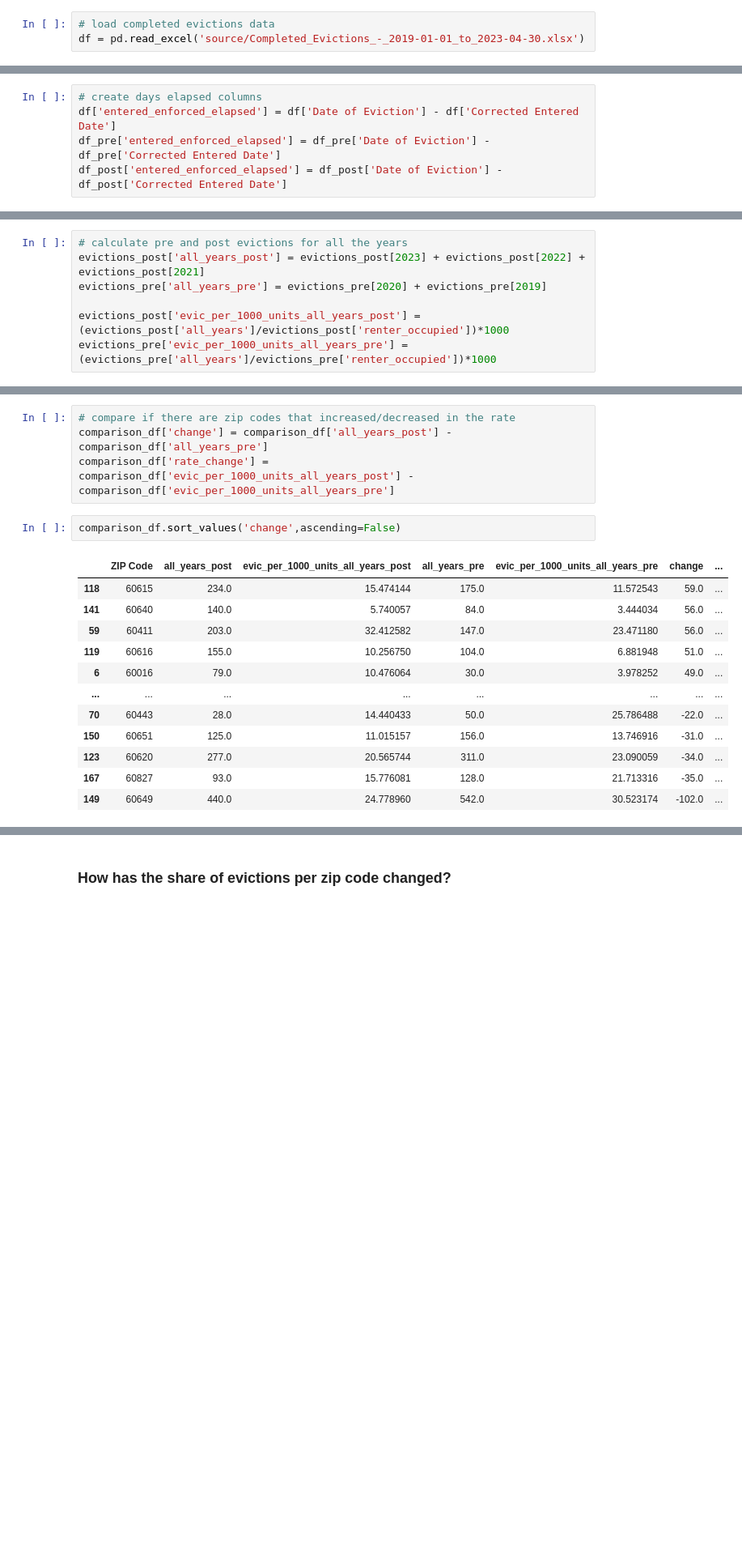
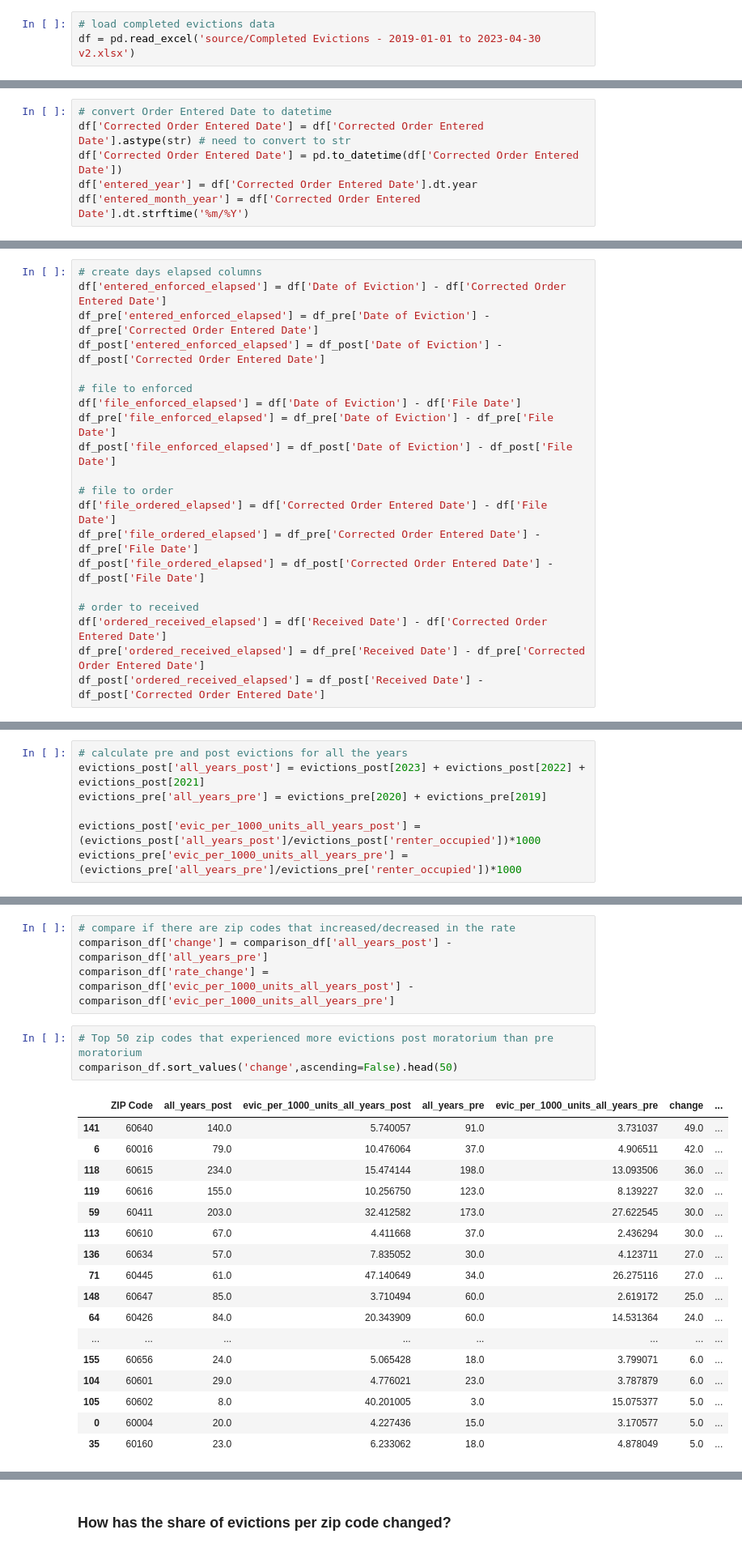
Before and after one commit to amyq96/stories, a Jupyter notebook: evictions/evictions-analysis-2.ipynb, the cells around one changed output, grey strips where cells are left out. Shown at 81% size. Cells and saved outputs as stored; diff of their text form; blank space fills up the shorter version.

```diff
--- a/evictions/evictions-analysis-2.ipynb
+++ b/evictions/evictions-analysis-2.ipynb
@@ -6,6 +6,6 @@ Note: This is corrected data they gave me that includes the correct date entered
 # %%
 # load completed evictions data
-df = pd.read_excel('source/Completed_Evictions_-_2019-01-01_to_2023-04-30.xlsx')
+df = pd.read_excel('source/Completed Evictions - 2019-01-01 to 2023-04-30 v2.xlsx')
 # %%
 # inspect
 df.head()
@@ -54,0 +40,6 @@ df['entered_month_year'] = df['Corrected Entered Date'].dt.strftime('%m/%Y')
+# %%
+# convert Order Entered Date to datetime
+df['Corrected Order Entered Date'] = df['Corrected Order Entered Date'].astype(str) # need to convert to str
+df['Corrected Order Entered Date'] = pd.to_datetime(df['Corrected Order Entered Date'])
+df['entered_year'] = df['Corrected Order Entered Date'].dt.year
+df['entered_month_year'] = df['Corrected Order Entered Date'].dt.strftime('%m/%Y')
@@ -213,7 +340,22 @@ by_month
 # %%
 # create days elapsed columns
-df['entered_enforced_elapsed'] = df['Date of Eviction'] - df['Corrected Entered Date']
-df_pre['entered_enforced_elapsed'] = df_pre['Date of Eviction'] - df_pre['Corrected Entered Date']
-df_post['entered_enforced_elapsed'] = df_post['Date of Eviction'] - df_post['Corrected Entered Date']
+df['entered_enforced_elapsed'] = df['Date of Eviction'] - df['Corrected Order Entered Date']
+df_pre['entered_enforced_elapsed'] = df_pre['Date of Eviction'] - df_pre['Corrected Order Entered Date']
+df_post['entered_enforced_elapsed'] = df_post['Date of Eviction'] - df_post['Corrected Order Entered Date']
+
+# file to enforced
+df['file_enforced_elapsed'] = df['Date of Eviction'] - df['File Date']
+df_pre['file_enforced_elapsed'] = df_pre['Date of Eviction'] - df_pre['File Date']
+df_post['file_enforced_elapsed'] = df_post['Date of Eviction'] - df_post['File Date']
+
+# file to order
+df['file_ordered_elapsed'] = df['Corrected Order Entered Date'] - df['File Date']
+df_pre['file_ordered_elapsed'] = df_pre['Corrected Order Entered Date'] - df_pre['File Date']
+df_post['file_ordered_elapsed'] = df_post['Corrected Order Entered Date'] - df_post['File Date']
+
+# order to received
+df['ordered_received_elapsed'] = df['Received Date'] - df['Corrected Order Entered Date']
+df_pre['ordered_received_elapsed'] = df_pre['Received Date'] - df_pre['Corrected Order Entered Date']
+df_post['ordered_received_elapsed'] = df_post['Received Date'] - df_post['Corrected Order Entered Date']
 # %%
 # inspect
@@ -482,8 +700,8 @@ evictions_post = evictions_post.fillna(0)
 evictions_post['all_years_post'] = evictions_post[2023] + evictions_post[2022] + evictions_post[2021]
 evictions_pre['all_years_pre'] = evictions_pre[2020] + evictions_pre[2019]
 
-evictions_post['evic_per_1000_units_all_years_post'] = (evictions_post['all_years']/evictions_post['renter_occupied'])*1000
-evictions_pre['evic_per_1000_units_all_years_pre'] = (evictions_pre['all_years']/evictions_pre['renter_occupied'])*1000
+evictions_post['evic_per_1000_units_all_years_post'] = (evictions_post['all_years_post']/evictions_post['renter_occupied'])*1000
+evictions_pre['evic_per_1000_units_all_years_pre'] = (evictions_pre['all_years_pre']/evictions_pre['renter_occupied'])*1000
 # %%
 evictions['rate_change'] = evictions['evic_per_1000_units_2022'] - evictions['evic_per_1000_units_2019']
 evictions['pct_rate_change'] = evictions['rate_change']/evictions['evic_per_1000_units_2019']
@@ -535,17 +753,23 @@ comparison_df
 comparison_df['change'] = comparison_df['all_years_post'] - comparison_df['all_years_pre']
 comparison_df['rate_change'] = comparison_df['evic_per_1000_units_all_years_post'] - comparison_df['evic_per_1000_units_all_years_pre']
 # %%
-comparison_df.sort_values('change',ascending=False)
+# Top 50 zip codes that experienced more evictions post moratorium than pre moratorium
+comparison_df.sort_values('change',ascending=False).head(50)
 # %% [output]
 |  | ZIP Code | all_years_post | evic_per_1000_units_all_years_post | all_years_pre | evic_per_1000_units_all_years_pre | change | ... |
-| 118 | 60615 | 234.0 | 15.474144 | 175.0 | 11.572543 | 59.0 | ... |
-| 141 | 60640 | 140.0 | 5.740057 | 84.0 | 3.444034 | 56.0 | ... |
-| 59 | 60411 | 203.0 | 32.412582 | 147.0 | 23.471180 | 56.0 | ... |
-| 119 | 60616 | 155.0 | 10.256750 | 104.0 | 6.881948 | 51.0 | ... |
-| 6 | 60016 | 79.0 | 10.476064 | 30.0 | 3.978252 | 49.0 | ... |
+| 141 | 60640 | 140.0 | 5.740057 | 91.0 | 3.731037 | 49.0 | ... |
+| 6 | 60016 | 79.0 | 10.476064 | 37.0 | 4.906511 | 42.0 | ... |
+| 118 | 60615 | 234.0 | 15.474144 | 198.0 | 13.093506 | 36.0 | ... |
+| 119 | 60616 | 155.0 | 10.256750 | 123.0 | 8.139227 | 32.0 | ... |
+| 59 | 60411 | 203.0 | 32.412582 | 173.0 | 27.622545 | 30.0 | ... |
+| 113 | 60610 | 67.0 | 4.411668 | 37.0 | 2.436294 | 30.0 | ... |
+| 136 | 60634 | 57.0 | 7.835052 | 30.0 | 4.123711 | 27.0 | ... |
+| 71 | 60445 | 61.0 | 47.140649 | 34.0 | 26.275116 | 27.0 | ... |
+| 148 | 60647 | 85.0 | 3.710494 | 60.0 | 2.619172 | 25.0 | ... |
+| 64 | 60426 | 84.0 | 20.343909 | 60.0 | 14.531364 | 24.0 | ... |
 | ... | ... | ... | ... | ... | ... | ... | ... |
-| 70 | 60443 | 28.0 | 14.440433 | 50.0 | 25.786488 | -22.0 | ... |
-| 150 | 60651 | 125.0 | 11.015157 | 156.0 | 13.746916 | -31.0 | ... |
-| 123 | 60620 | 277.0 | 20.565744 | 311.0 | 23.090059 | -34.0 | ... |
-| 167 | 60827 | 93.0 | 15.776081 | 128.0 | 21.713316 | -35.0 | ... |
-| 149 | 60649 | 440.0 | 24.778960 | 542.0 | 30.523174 | -102.0 | ... |
+| 155 | 60656 | 24.0 | 5.065428 | 18.0 | 3.799071 | 6.0 | ... |
+| 104 | 60601 | 29.0 | 4.776021 | 23.0 | 3.787879 | 6.0 | ... |
+| 105 | 60602 | 8.0 | 40.201005 | 3.0 | 15.075377 | 5.0 | ... |
+| 0 | 60004 | 20.0 | 4.227436 | 15.0 | 3.170577 | 5.0 | ... |
+| 35 | 60160 | 23.0 | 6.233062 | 18.0 | 4.878049 | 5.0 | ... |
```
Also changed, not shown: parts of 72 cells of this notebook.
